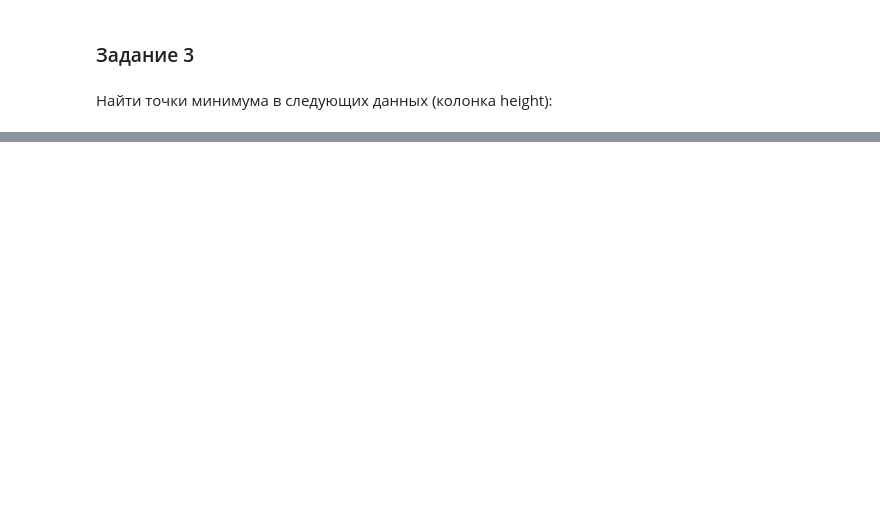
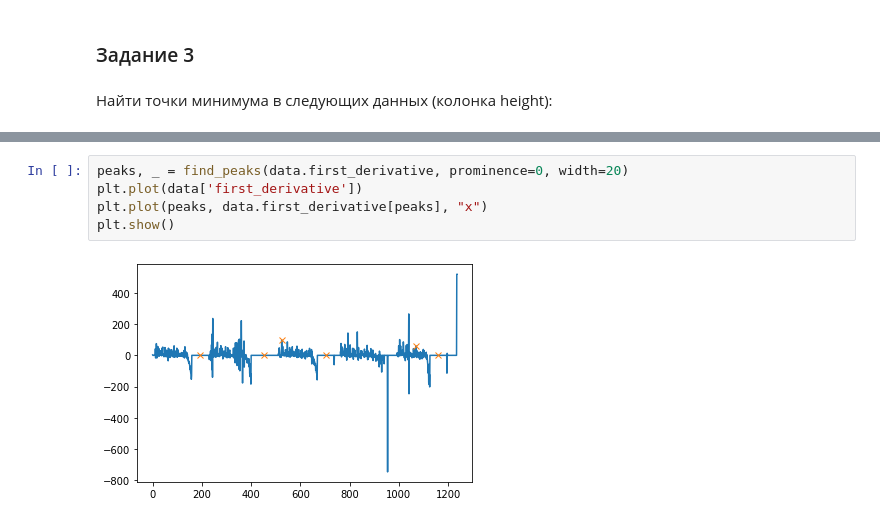
Before and after one commit to sofa999999/pyda-9, a Jupyter notebook: STATISTIC/homework-2.ipynb, the cells around one changed output, grey strips where cells are left out. Saved outputs shown, nothing was run; the diff lists cells and outputs as text; blank space fills up the shorter version.

```diff
--- a/STATISTIC/homework-2.ipynb
+++ b/STATISTIC/homework-2.ipynb
@@ -32,0 +143,7 @@ data.head()
+# %%
+peaks, _ = find_peaks(data.first_derivative, prominence=0, width=20)
+plt.plot(data['first_derivative'])
+plt.plot(peaks, data.first_derivative[peaks], "x")
+plt.show()
+# %% [output]
+[figure, added]
```
Also changed, not shown: parts of 20 cells of this notebook.
